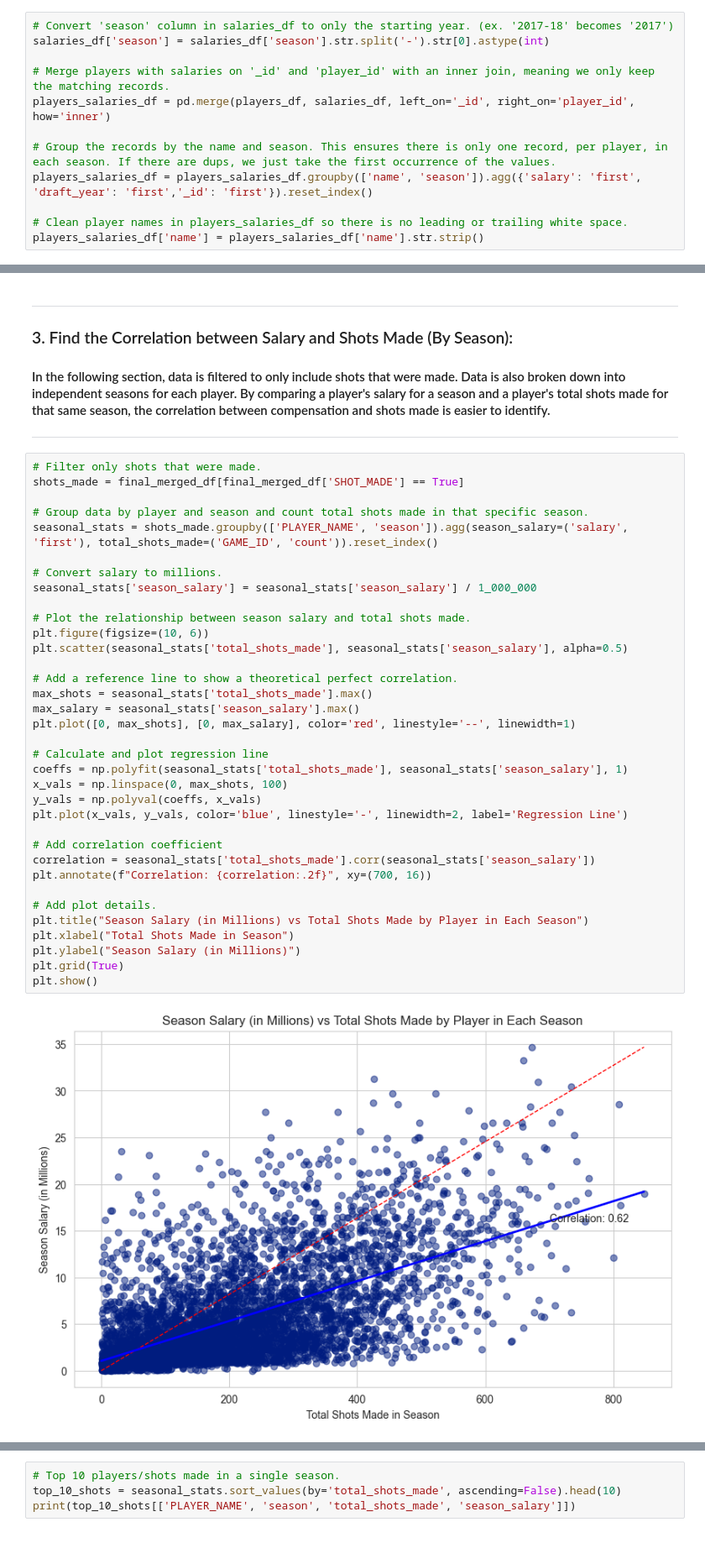
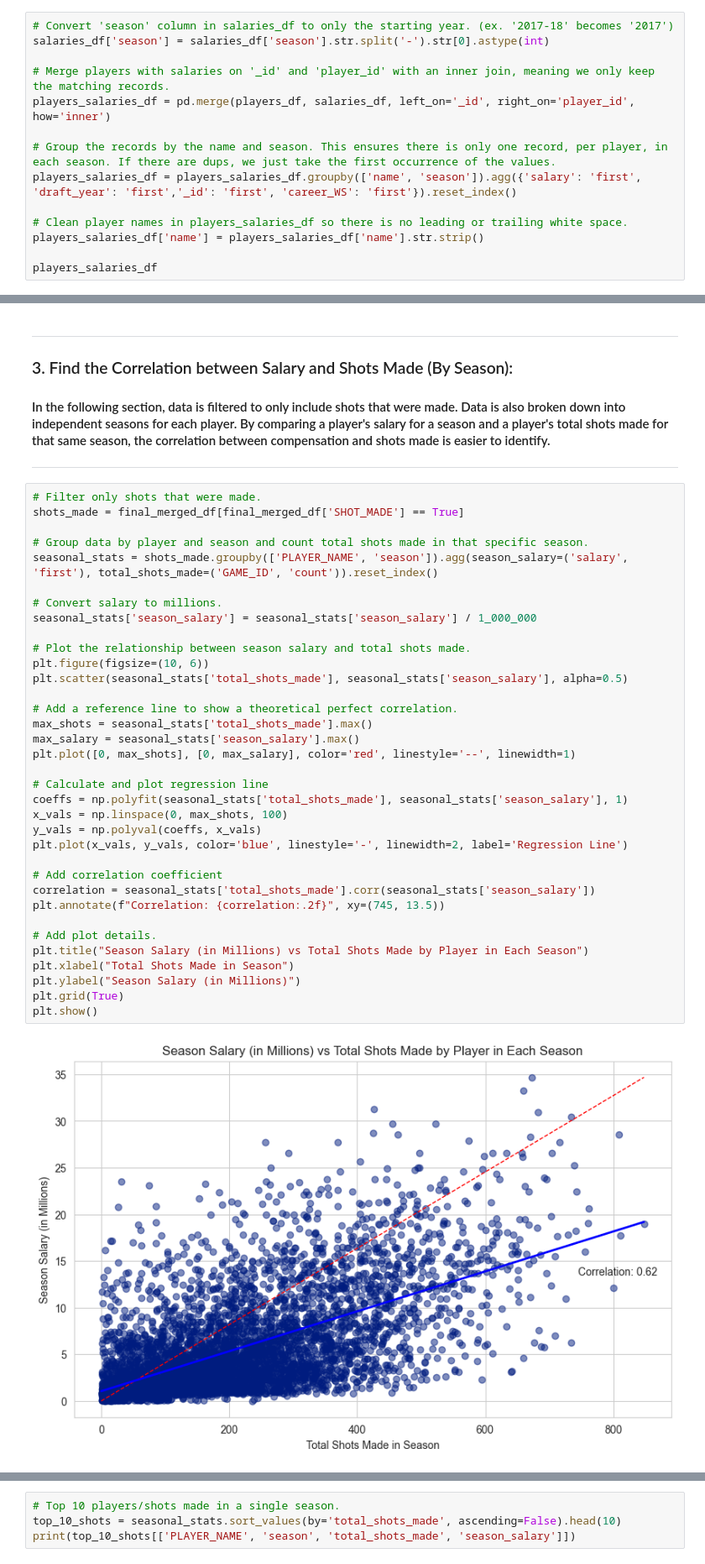
Before and after one commit to janmcconnellCityU/Fall_2024_DS522_Team_Project, a Jupyter notebook: AggregatedCodeDraft.ipynb, the cells around one changed output, grey strips where cells are left out. Shown at 84% size. Cells and saved outputs as stored; diff of their text form.

```diff
--- a/AggregatedCodeDraft.ipynb
+++ b/AggregatedCodeDraft.ipynb
@@ -63,7 +63,9 @@ salaries_df['season'] = salaries_df['season'].str.split('-').str[0].astype(int)
 players_salaries_df = pd.merge(players_df, salaries_df, left_on='_id', right_on='player_id', how='inner')
 
 # Group the records by the name and season. This ensures there is only one record, per player, in each season. If there are dups, we just take the first occurrence of the values.
-players_salaries_df = players_salaries_df.groupby(['name', 'season']).agg({'salary': 'first', 'draft_year': 'first','_id': 'first'}).reset_index()
+players_salaries_df = players_salaries_df.groupby(['name', 'season']).agg({'salary': 'first', 'draft_year': 'first','_id': 'first', 'career_WS': 'first'}).reset_index()
 
 # Clean player names in players_salaries_df so there is no leading or trailing white space.
 players_salaries_df['name'] = players_salaries_df['name'].str.strip()
+
+players_salaries_df
@@ -244,32 +266,32 @@ shots_made = final_merged_df[final_merged_df['SHOT_MADE'] == True]
 seasonal_stats = shots_made.groupby(['PLAYER_NAME', 'season']).agg(season_salary=('salary', 'first'), total_shots_made=('GAME_ID', 'count')).reset_index()
 
 # Convert salary to millions.
 seasonal_stats['season_salary'] = seasonal_stats['season_salary'] / 1_000_000
 
 # Plot the relationship between season salary and total shots made.
 plt.figure(figsize=(10, 6))
 plt.scatter(seasonal_stats['total_shots_made'], seasonal_stats['season_salary'], alpha=0.5)
 
 # Add a reference line to show a theoretical perfect correlation.
 max_shots = seasonal_stats['total_shots_made'].max()
 max_salary = seasonal_stats['season_salary'].max()
 plt.plot([0, max_shots], [0, max_salary], color='red', linestyle='--', linewidth=1)
 
 # Calculate and plot regression line
 coeffs = np.polyfit(seasonal_stats['total_shots_made'], seasonal_stats['season_salary'], 1)
 x_vals = np.linspace(0, max_shots, 100)
 y_vals = np.polyval(coeffs, x_vals)
 plt.plot(x_vals, y_vals, color='blue', linestyle='-', linewidth=2, label='Regression Line')
 
 # Add correlation coefficient
 correlation = seasonal_stats['total_shots_made'].corr(seasonal_stats['season_salary'])
-plt.annotate(f"Correlation: {correlation:.2f}", xy=(700, 16))
+plt.annotate(f"Correlation: {correlation:.2f}", xy=(745, 13.5))
 
 # Add plot details.
 plt.title("Season Salary (in Millions) vs Total Shots Made by Player in Each Season")
 plt.xlabel("Total Shots Made in Season")
 plt.ylabel("Season Salary (in Millions)")
 plt.grid(True)
 plt.show()
 # %% [output]
-[figure, old version]
+[figure, new version]
```
Also changed, not shown: parts of 13 cells of this notebook.
